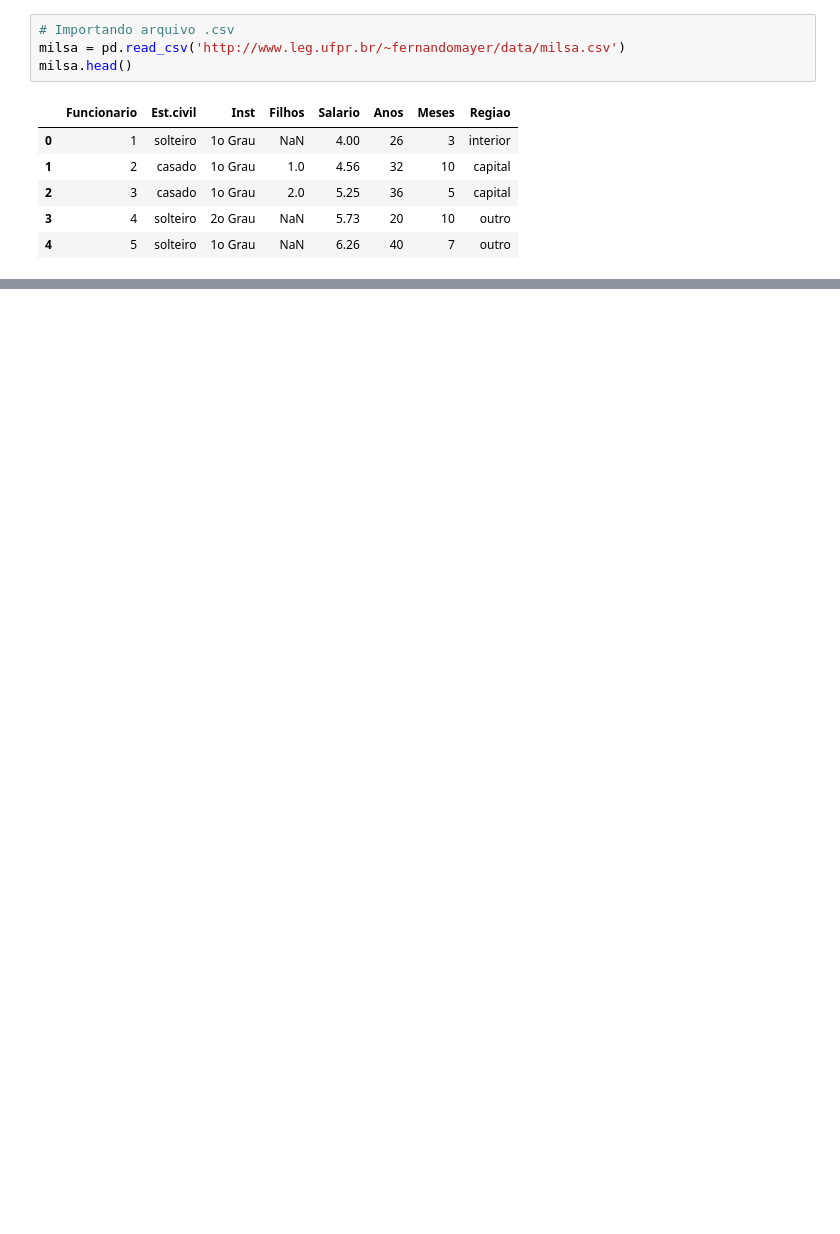
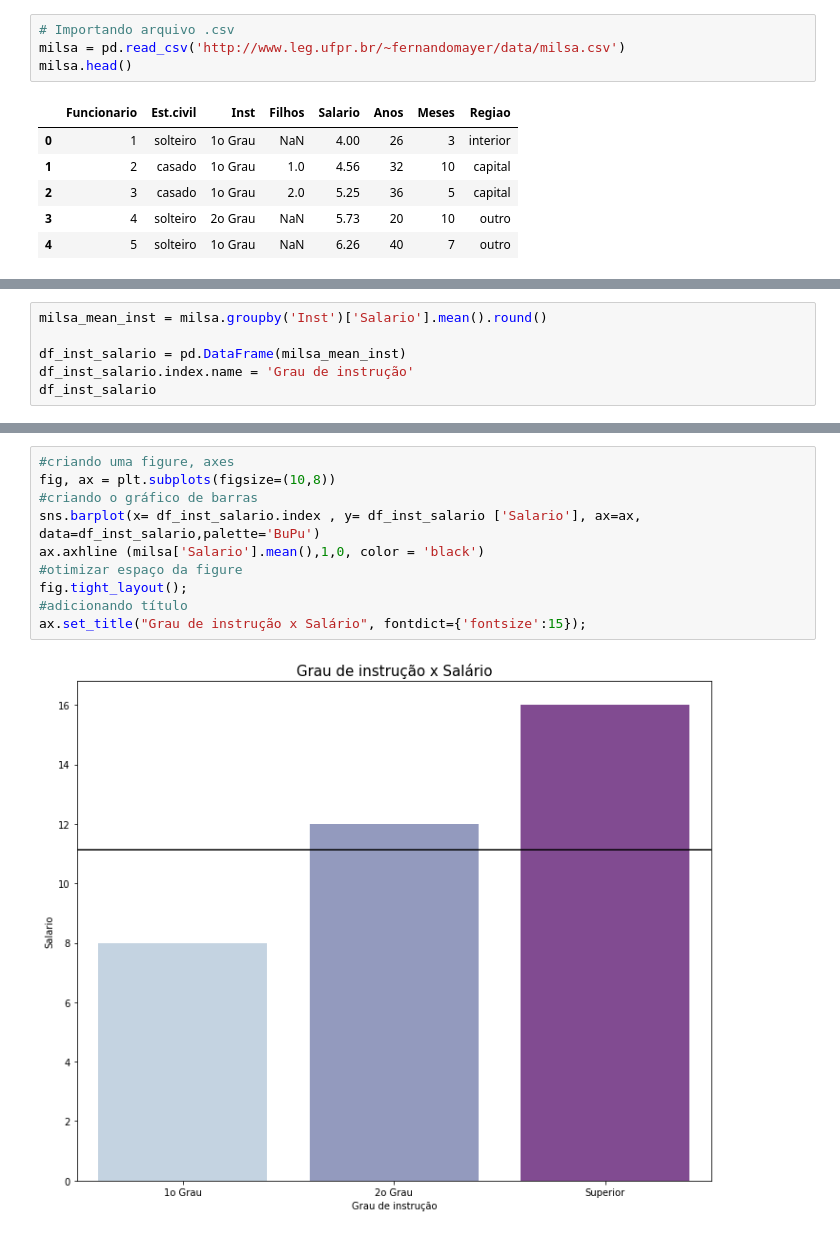
Before and after one commit to luizasampaio-s/todo8, a Jupyter notebook: to_do_8.ipynb, the cells around one changed output, grey strips where cells are left out. Cells and saved outputs as stored; diff of their text form; blank space fills up the shorter version.

```diff
--- a/to_do_8.ipynb
+++ b/to_do_8.ipynb
@@ -61,0 +104,6 @@ milsa
+# %%
+milsa_mean_inst = milsa.groupby('Inst')['Salario'].mean().round()
+
+df_inst_salario = pd.DataFrame(milsa_mean_inst)
+df_inst_salario.index.name = 'Grau de instrução'
+df_inst_salario
@@ -61,0 +116,12 @@ milsa
+# %%
+#criando uma figure, axes
+fig, ax = plt.subplots(figsize=(10,8))
+#criando o gráfico de barras
+sns.barplot(x= df_inst_salario.index , y= df_inst_salario ['Salario'], ax=ax, data=df_inst_salario,palette='BuPu')
+ax.axhline (milsa['Salario'].mean(),1,0, color = 'black')
+#otimizar espaço da figure
+fig.tight_layout();
+#adicionando título
+ax.set_title("Grau de instrução x Salário", fontdict={'fontsize':15});
+# %% [output]
+[figure, added]
```
Also changed, not shown: parts of 33 cells of this notebook.
